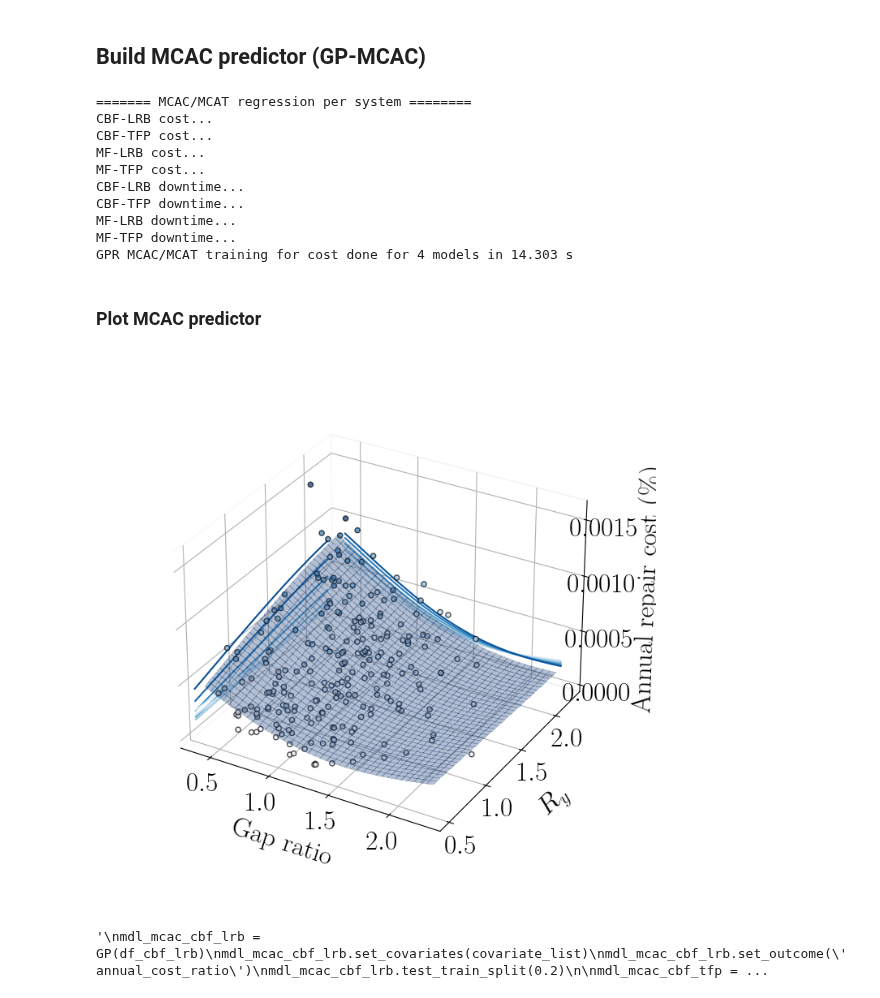
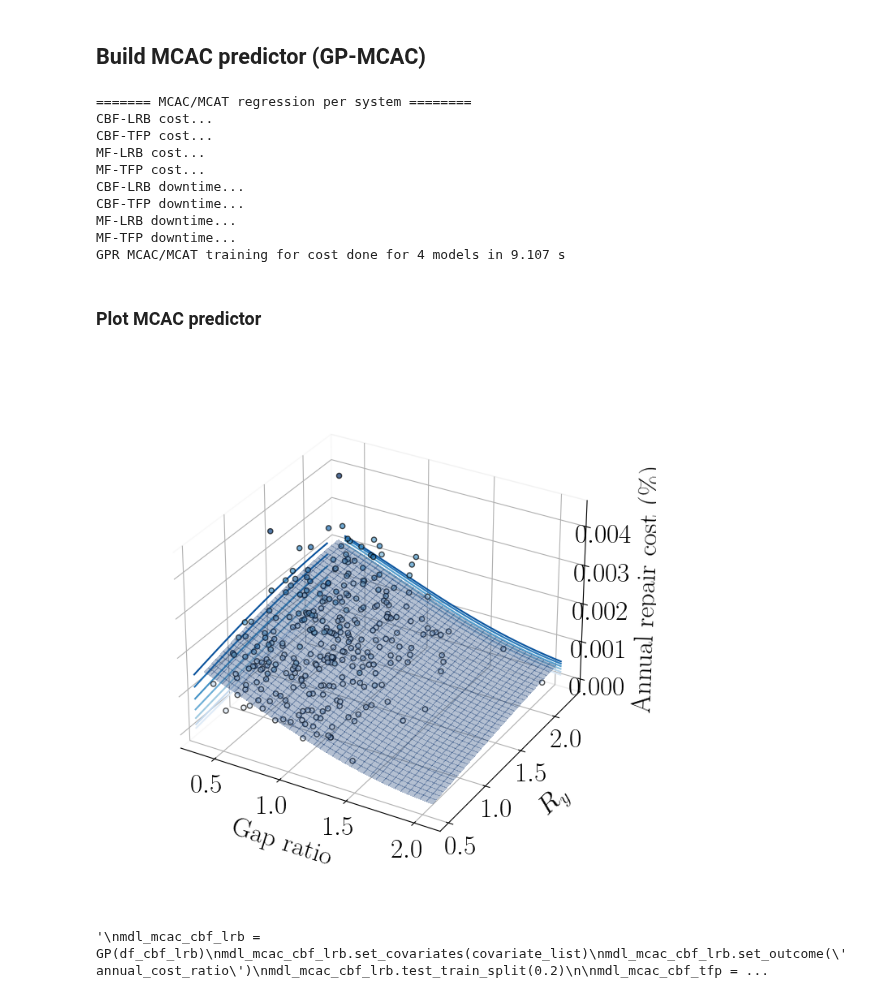
Before and after one commit to hgp297/isol-sys-database, a Jupyter notebook: src/analyses/time_anly.ipynb, the cells around one changed output. Drawn from its saved outputs; the diff is of its cells as text; code cells hidden in the pictures.

```diff
--- a/src/analyses/time_anly.ipynb
+++ b/src/analyses/time_anly.ipynb
@@ -31,8 +31,8 @@ pd.options.mode.chained_assignment = None
 # path_to_loss_file = '../../data/loss/structural_db_complete_distributions.pickle'
 # path_to_max_file = '../../data/loss/structural_db_complete_max_loss.pickle'
 
-path_to_loss_file = '../../data/loss/structural_db_ta_loss.pickle'
-path_to_max_file = '../../data/loss/structural_db_ta_max_loss.pickle'
+path_to_loss_file = '../../data/loss/structural_db_ta_balanced_loss.pickle'
+path_to_max_file = '../../data/loss/structural_db_ta_balanced_max_loss.pickle'
 
 
 # also change this to point to the directory with the brace database
@@ -1145,7 +1145,7 @@ CBF-LRB downtime...
 CBF-TFP downtime...
 MF-LRB downtime...
 MF-TFP downtime...
-GPR MCAC/MCAT training for cost done for 4 models in 14.303 s
+GPR MCAC/MCAT training for cost done for 4 models in 9.107 s
 # %% [markdown]
 ### Plot MCAC predictor
 # %%
@@ -1153,9 +1153,9 @@ from inverse import make_2D_plotting_space
 
 
 annual_cost_var = 'annual_cost_ratio'
-mdl_mcac = mcac_regression_mdls['mdl_mcac_mf_tfp']
-impact_mdl = mdl_impact_mf_tfp
-df_sc = df_mf_tfp.copy()
+mdl_mcac = mcac_regression_mdls['mdl_mcac_cbf_lrb']
+impact_mdl = mdl_impact_cbf_lrb
+df_sc = df_cbf_lrb.copy()
 
 plt.rcParams["font.family"] = "serif"
 plt.rcParams["mathtext.fontset"] = "dejavuserif"
@@ -1192,34 +1192,34 @@ x_pl = np.unique(xx)
 y_pl = np.unique(yy)
 xx_pl, yy_pl = np.meshgrid(x_pl, y_pl)
 
 Z_surf = np.array(Z).reshape(xx_pl.shape)
 
 ax=fig.add_subplot(1, 1, 1, projection='3d')
 surf = ax.plot_surface(xx_pl, yy_pl, Z_surf, cmap='Blues',
                         linewidth=0, antialiased=False, alpha=0.3,
                         vmin=-0.5)
 ax.xaxis.pane.fill = False
 ax.yaxis.pane.fill = False
 ax.zaxis.pane.fill = False
 
 ax.scatter(df_sc[xvar], df_sc[yvar], df_sc[annual_cost_var], c=df_sc[annual_cost_var],
             edgecolors='k', alpha = 0.7, cmap='Blues', zorder=20)
 
 xlim = ax.get_xlim()
 ylim = ax.get_ylim()
 zlim = ax.get_zlim()
 cset = ax.contour(xx_pl, yy_pl, Z_surf, zdir='x', offset=xlim[0], cmap='Blues_r')
 cset = ax.contour(xx_pl, yy_pl, Z_surf, zdir='y', offset=ylim[1], cmap='Blues')
 # ax.set_zlim([-0.1, 1.1])
 
 ax.set_xlabel('Gap ratio', fontsize=axis_font, labelpad=20)
 ax.set_ylabel('$R_y$', fontsize=axis_font, labelpad=20)
 ax.set_zlabel('Annual repair cost (\%)', fontsize=axis_font, labelpad=20)
 # ax.set_title('MF-LRB: $T_M/T_{fb} = 3.0$, $\zeta_M = 0.15$', fontsize=subt_font)
 ax.set_box_aspect(None, zoom=0.85)
 fig.tight_layout()
 # %% [output]
-[figure, old version]
+[figure, new version]
 # %%
 #%% GP models for MCACs (done without impact classif)
 '''
```
Also changed, not shown: parts of 19 cells of this notebook, 1 other file.
